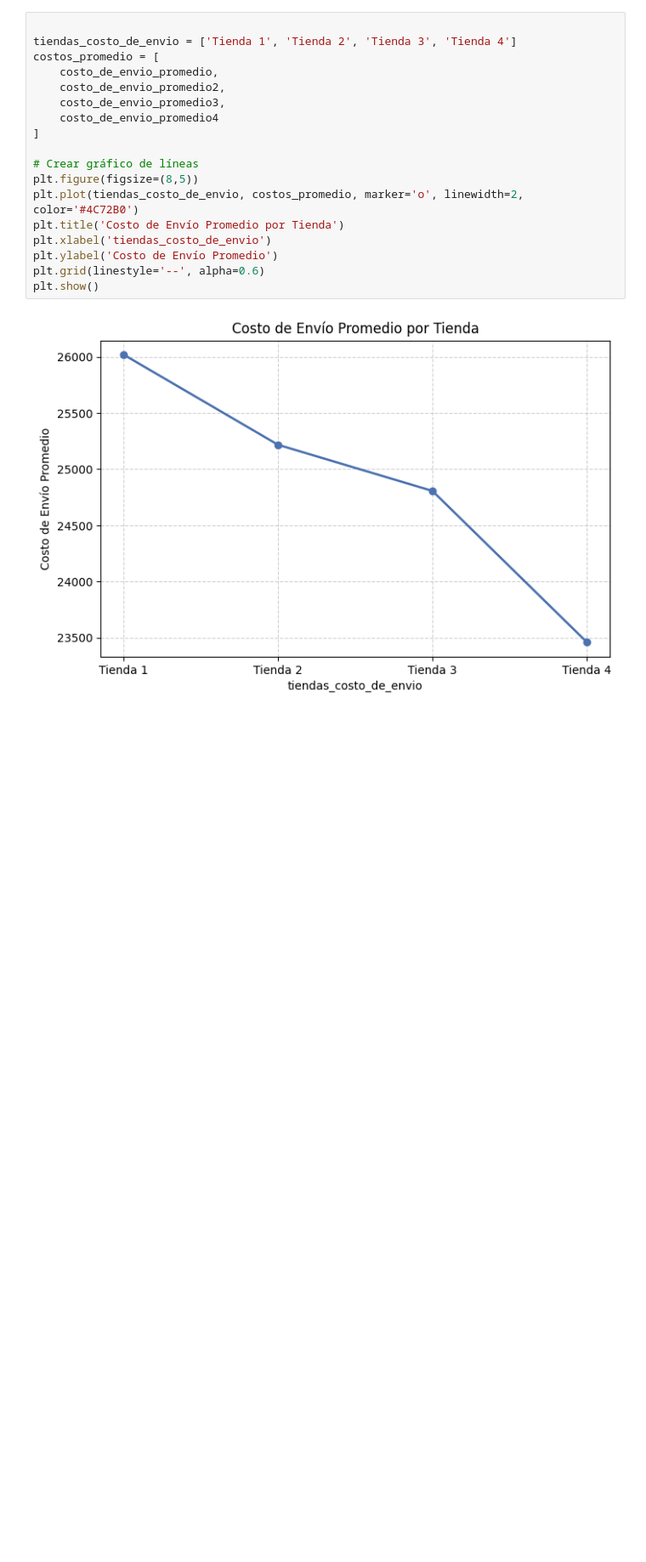
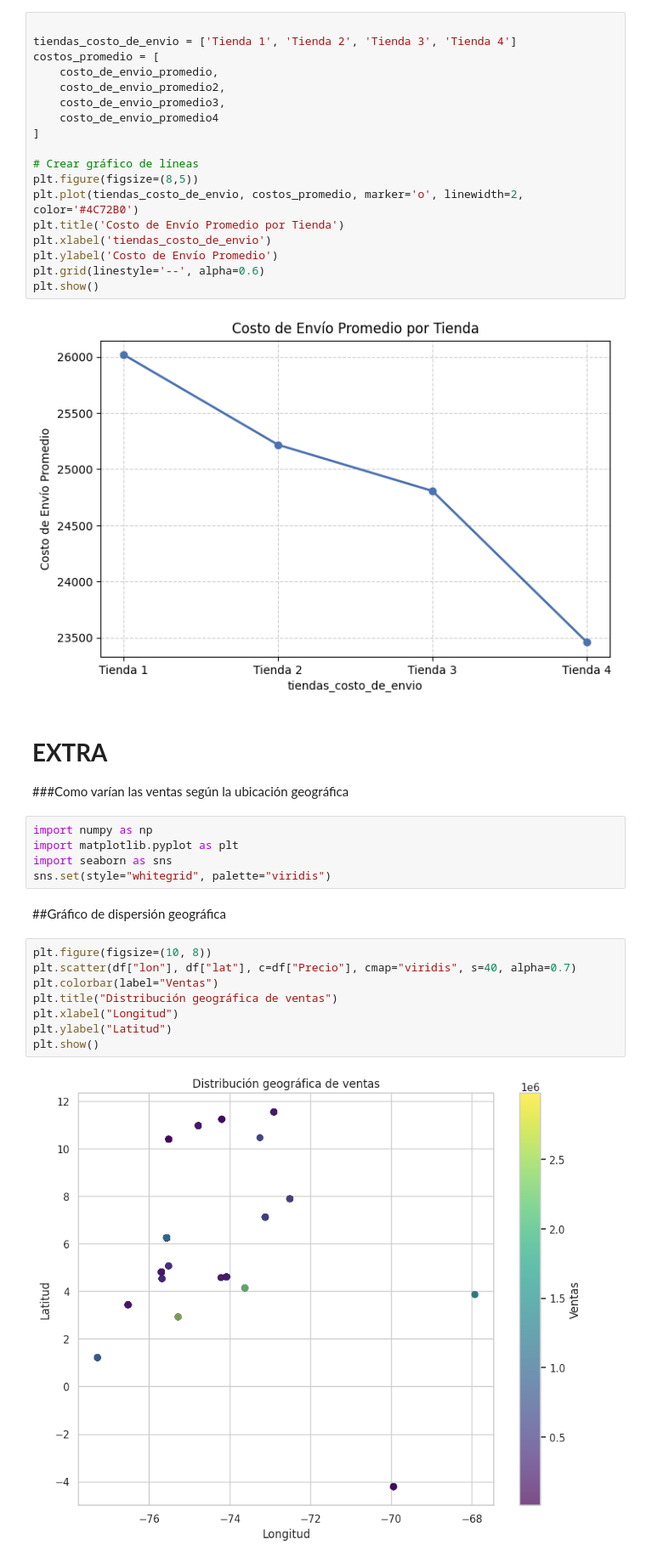
Before and after one commit to paolalarap/challenge-practicando-python, a Jupyter notebook: AluraStoreLatam.ipynb, the cells around one changed output. Shown at 85% size. Drawn from its saved outputs; the diff is of its cells as text; blank space fills up the shorter version.

```diff
--- a/AluraStoreLatam.ipynb
+++ b/AluraStoreLatam.ipynb
@@ -572,3 +572,23 @@ plt.grid(linestyle='--', alpha=0.6)
 plt.show()
 # %% [output]
 [figure]
+# %% [markdown]
+# **EXTRA**
+###Como varían las ventas según la ubicación geográfica
+# %%
+import numpy as np
+import matplotlib.pyplot as plt
+import seaborn as sns
+sns.set(style="whitegrid", palette="viridis")
+# %% [markdown]
+##Gráfico de dispersión geográfica
+# %%
+plt.figure(figsize=(10, 8))
+plt.scatter(df["lon"], df["lat"], c=df["Precio"], cmap="viridis", s=40, alpha=0.7)
+plt.colorbar(label="Ventas")
+plt.title("Distribución geográfica de ventas")
+plt.xlabel("Longitud")
+plt.ylabel("Latitud")
+plt.show()
+# %% [output]
+[figure, added]
```
Also changed, not shown: parts of 3 cells of this notebook.
